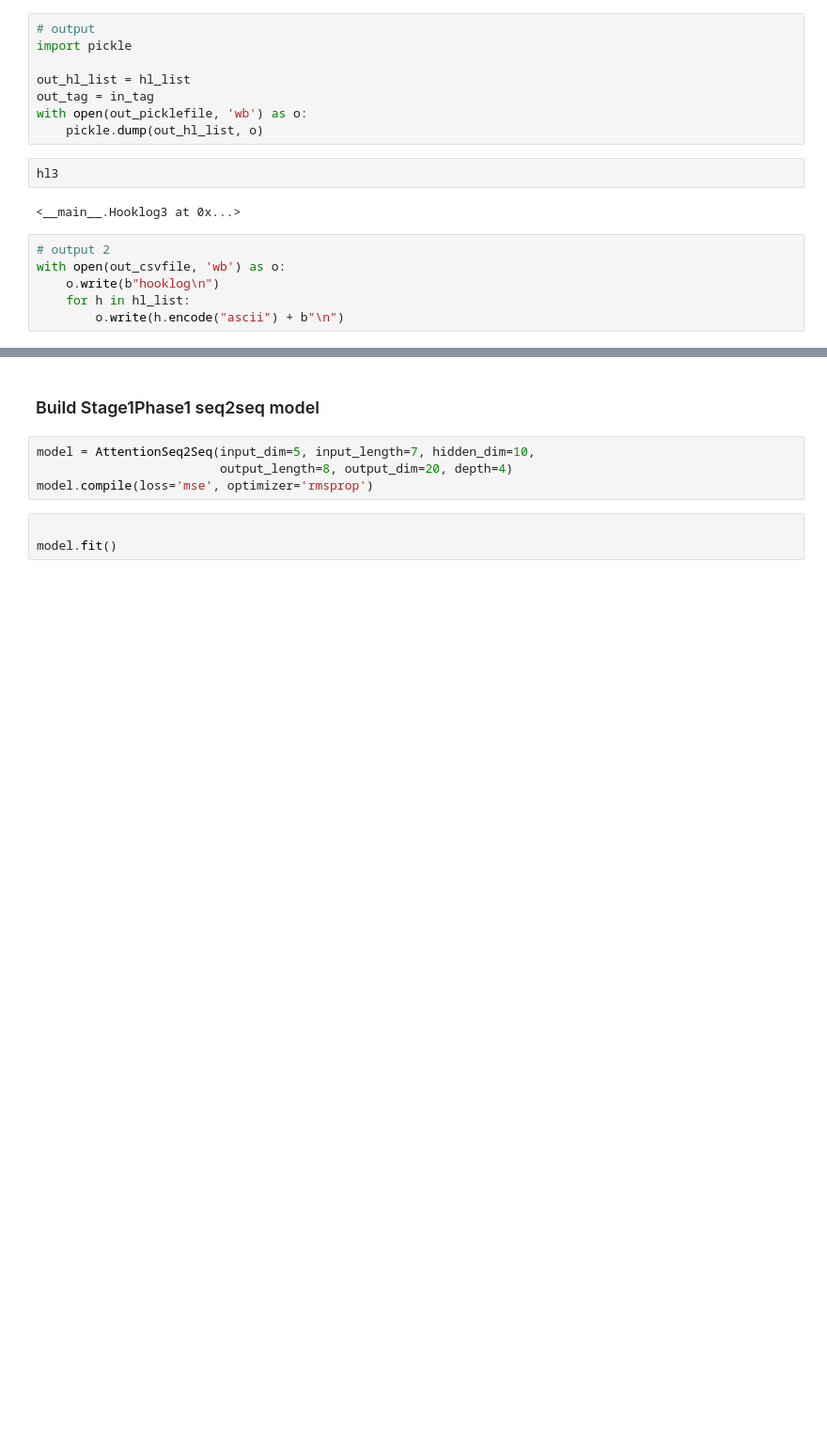
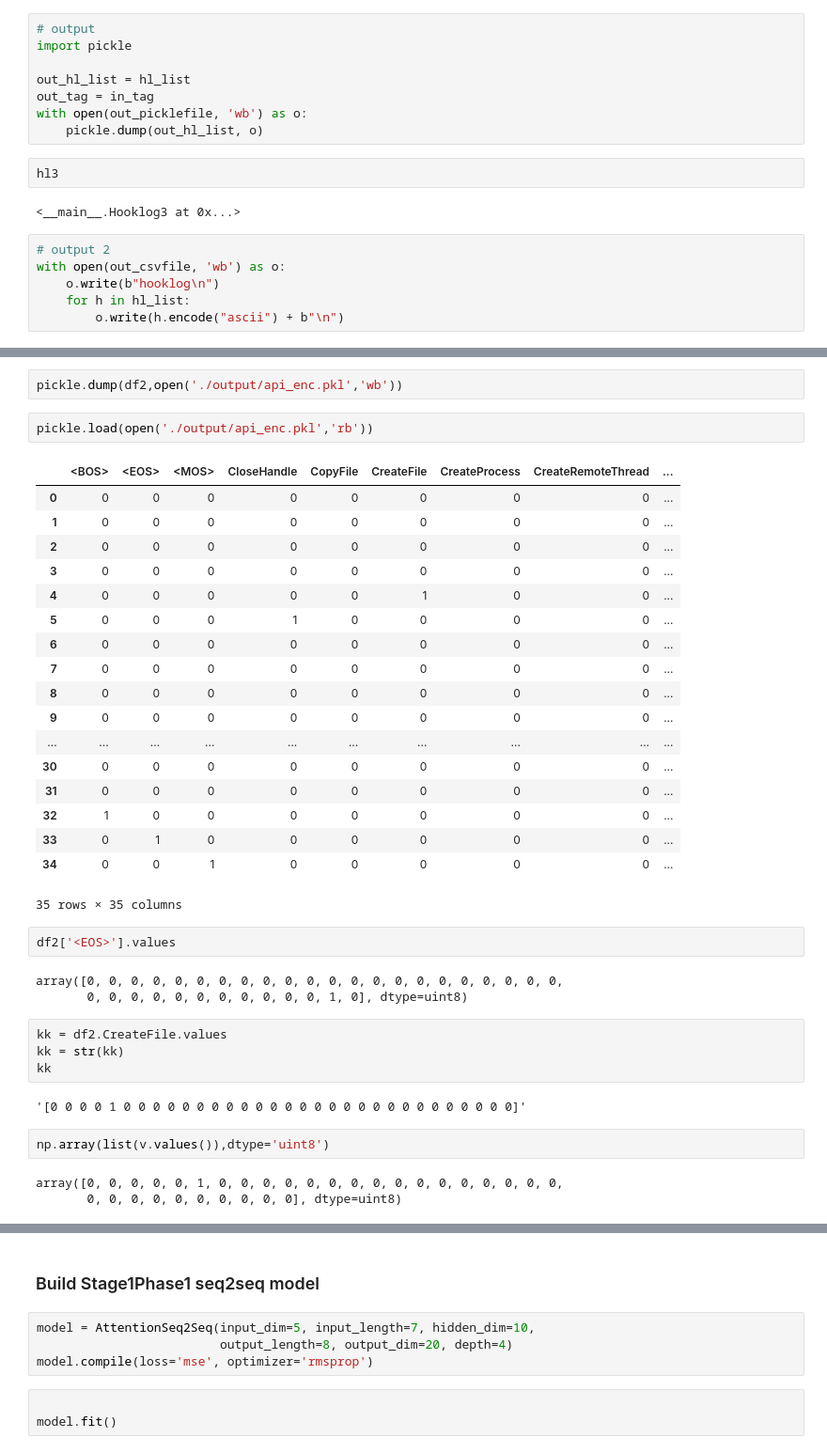
Before and after one commit to tychen5/NTU_ANTS-lab, a Jupyter notebook: malwareTagging/seq2seq_keras.ipynb, the cells around one changed output, grey strips where cells are left out. Shown at 94% size. Saved outputs shown, nothing was run; the diff lists cells and outputs as text; blank space fills up the shorter version.

```diff
--- a/malwareTagging/seq2seq_keras.ipynb
+++ b/malwareTagging/seq2seq_keras.ipynb
@@ -136,0 +249,39 @@ with open(out_apifreq_pk, 'wb') as o:
+# %%
+pickle.dump(df2,open('./output/api_enc.pkl','wb'))
+# %%
+pickle.load(open('./output/api_enc.pkl','rb'))
+# %% [output]
+|  | <BOS> | <EOS> | <MOS> | CloseHandle | CopyFile | CreateFile | CreateProcess | CreateRemoteThread | ... |
+| 0 | 0 | 0 | 0 | 0 | 0 | 0 | 0 | 0 | ... |
+| 1 | 0 | 0 | 0 | 0 | 0 | 0 | 0 | 0 | ... |
+| 2 | 0 | 0 | 0 | 0 | 0 | 0 | 0 | 0 | ... |
+| 3 | 0 | 0 | 0 | 0 | 0 | 0 | 0 | 0 | ... |
+| 4 | 0 | 0 | 0 | 0 | 0 | 1 | 0 | 0 | ... |
+| 5 | 0 | 0 | 0 | 1 | 0 | 0 | 0 | 0 | ... |
+| 6 | 0 | 0 | 0 | 0 | 0 | 0 | 0 | 0 | ... |
+| 7 | 0 | 0 | 0 | 0 | 0 | 0 | 0 | 0 | ... |
+| 8 | 0 | 0 | 0 | 0 | 0 | 0 | 0 | 0 | ... |
+| 9 | 0 | 0 | 0 | 0 | 0 | 0 | 0 | 0 | ... |
+| ... | ... | ... | ... | ... | ... | ... | ... | ... | ... |
+| 30 | 0 | 0 | 0 | 0 | 0 | 0 | 0 | 0 | ... |
+| 31 | 0 | 0 | 0 | 0 | 0 | 0 | 0 | 0 | ... |
+| 32 | 1 | 0 | 0 | 0 | 0 | 0 | 0 | 0 | ... |
+| 33 | 0 | 1 | 0 | 0 | 0 | 0 | 0 | 0 | ... |
+| 34 | 0 | 0 | 1 | 0 | 0 | 0 | 0 | 0 | ... |
+35 rows × 35 columns
+# %%
+df2['<EOS>'].values
+# %% [output]
+array([0, 0, 0, 0, 0, 0, 0, 0, 0, 0, 0, 0, 0, 0, 0, 0, 0, 0, 0, 0, 0, 0,
+       0, 0, 0, 0, 0, 0, 0, 0, 0, 0, 0, 1, 0], dtype=uint8)
+# %%
+kk = df2.CreateFile.values
+kk = str(kk)
+kk
+# %% [output]
+'[0 0 0 0 1 0 0 0 0 0 0 0 0 0 0 0 0 0 0 0 0 0 0 0 0 0 0 0 0 0 0 0]'
+# %%
+np.array(list(v.values()),dtype='uint8')
+# %% [output]
+array([0, 0, 0, 0, 0, 1, 0, 0, 0, 0, 0, 0, 0, 0, 0, 0, 0, 0, 0, 0, 0, 0,
+       0, 0, 0, 0, 0, 0, 0, 0, 0, 0], dtype=uint8)
```
Also changed, not shown: parts of 10 cells of this notebook, 1 other file.
